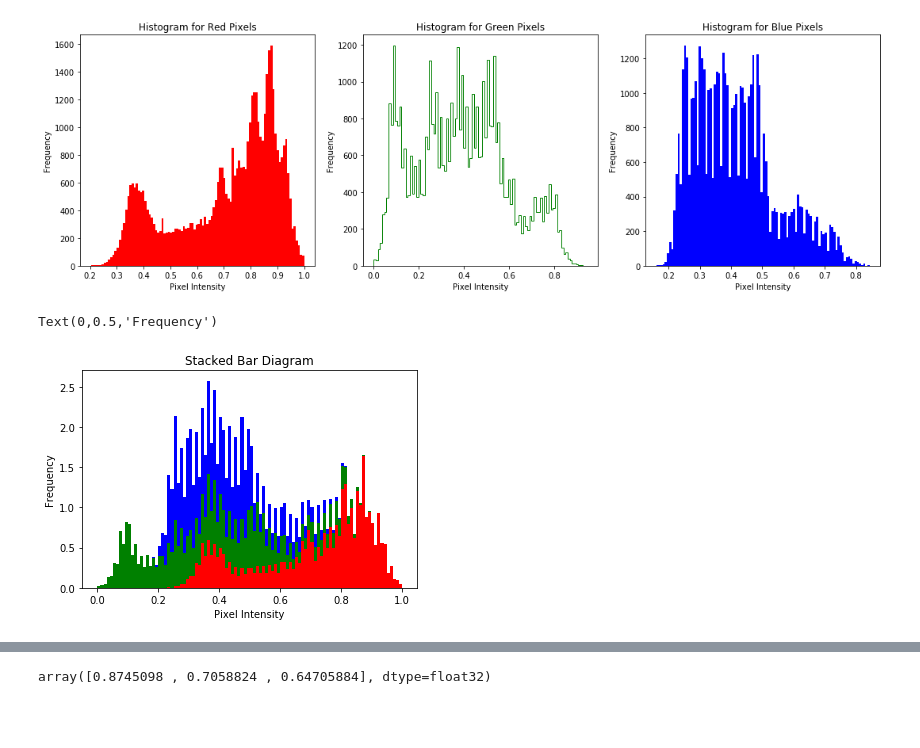
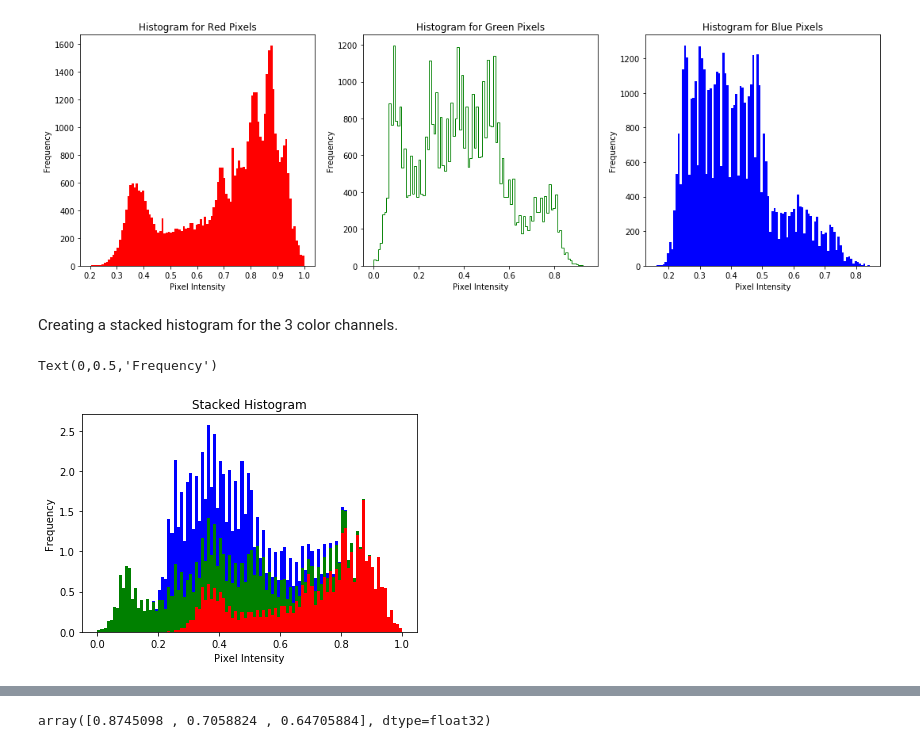
Before and after one commit to bajracharya-kshitij/matplotlib, a Jupyter notebook: Matplotlib.ipynb, the cells around one changed output, grey strips where cells are left out. Saved outputs shown, nothing was run; the diff lists cells and outputs as text; code cells hidden in the pictures; blank space fills up the shorter version.

```diff
--- a/Matplotlib.ipynb
+++ b/Matplotlib.ipynb
@@ -226,12 +296,14 @@ plt.ylabel('Frequency')
 plt.tight_layout()
 # %% [output]
 [figure]
+# %% [markdown]
+Creating a stacked histogram for the 3 color channels.
 # %%
 colors = ['red','green','blue']
 plt.hist([img_r_pixels,img_g_pixels,img_b_pixels],bins=100,stacked=True,color=colors,normed=1)
-plt.title('Stacked Bar Diagram')
+plt.title('Stacked Histogram')
 plt.xlabel('Pixel Intensity')
 plt.ylabel('Frequency')
 # %% [output]
 Text(0,0.5,'Frequency')
-[figure, old version]
+[figure, new version]
```
Also changed, not shown: parts of 82 cells of this notebook, 1 other file.
